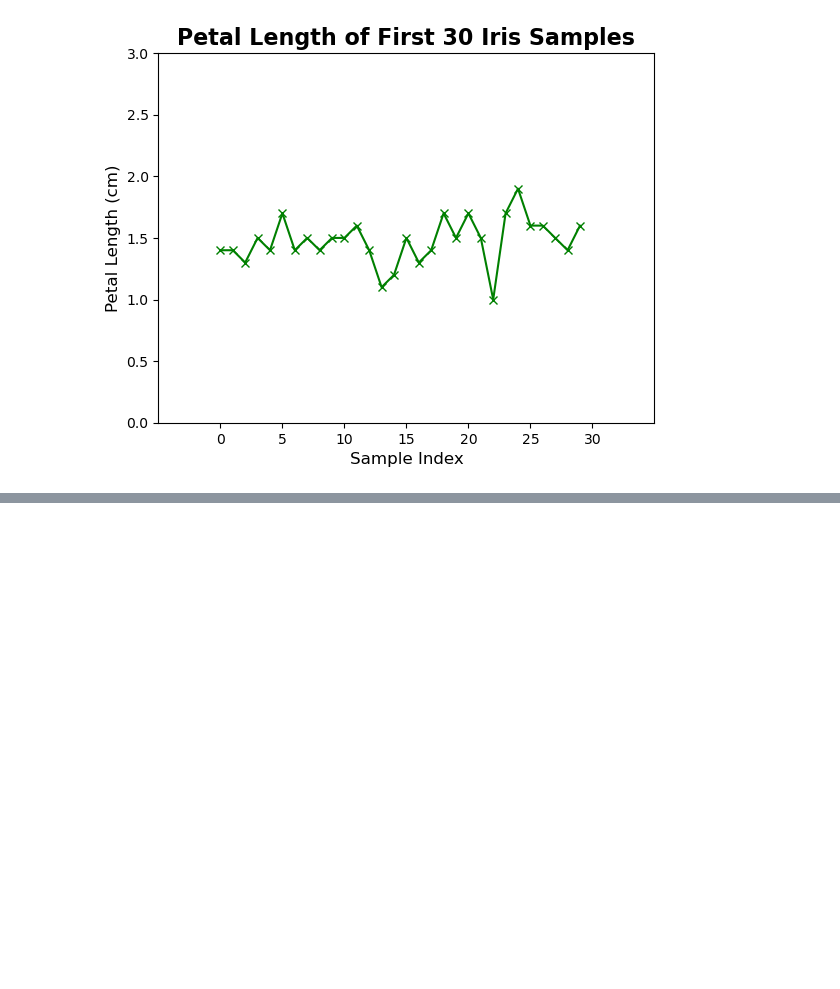
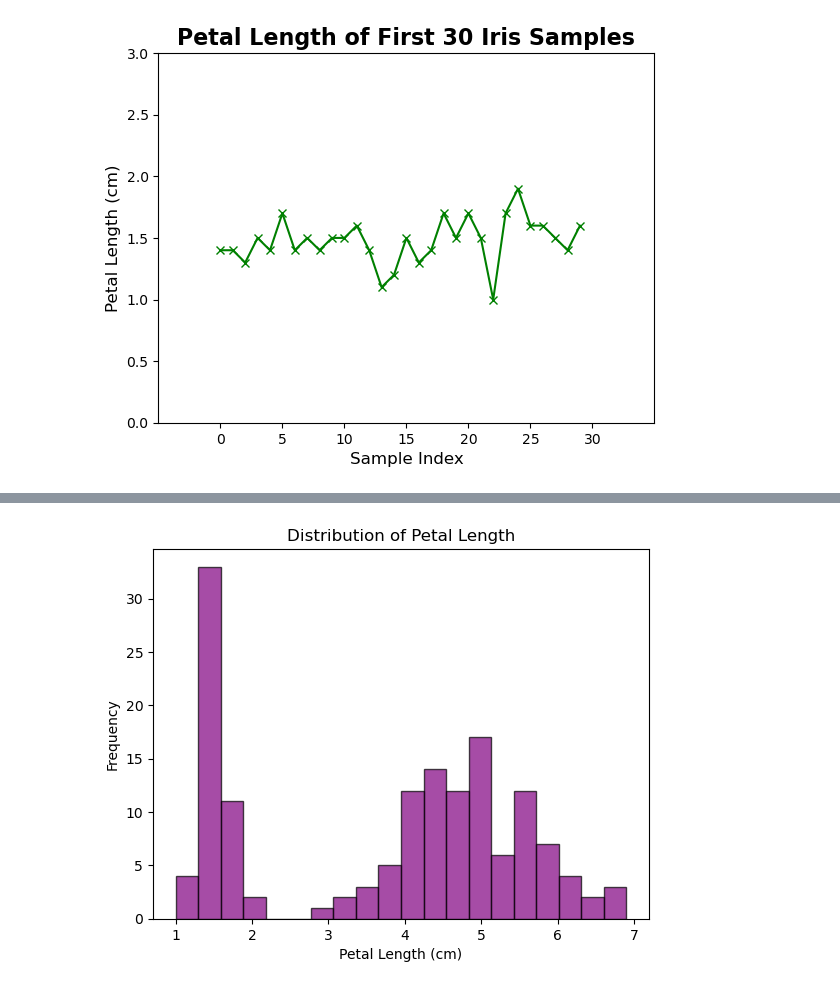
Before and after one commit to gayathriuthamaraj/data_visualization, a Jupyter notebook: lab-02.ipynb, the cells around one changed output, grey strips where cells are left out. Cells and saved outputs as stored; diff of their text form; code cells hidden in the pictures; blank space fills up the shorter version.

```diff
--- a/lab-02.ipynb
+++ b/lab-02.ipynb
@@ -99,0 +100,8 @@ plt.show()                                     # Displays the plot.
+# %%
+plt.hist(iris['petal_length'], bins=20, color='purple', edgecolor='black', alpha=0.7)
+plt.title('Distribution of Petal Length')
+plt.xlabel('Petal Length (cm)')
+plt.ylabel('Frequency')
+plt.show()
+# %% [output]
+[figure, added]
```
Also changed, not shown: parts of 1 cell of this notebook.
